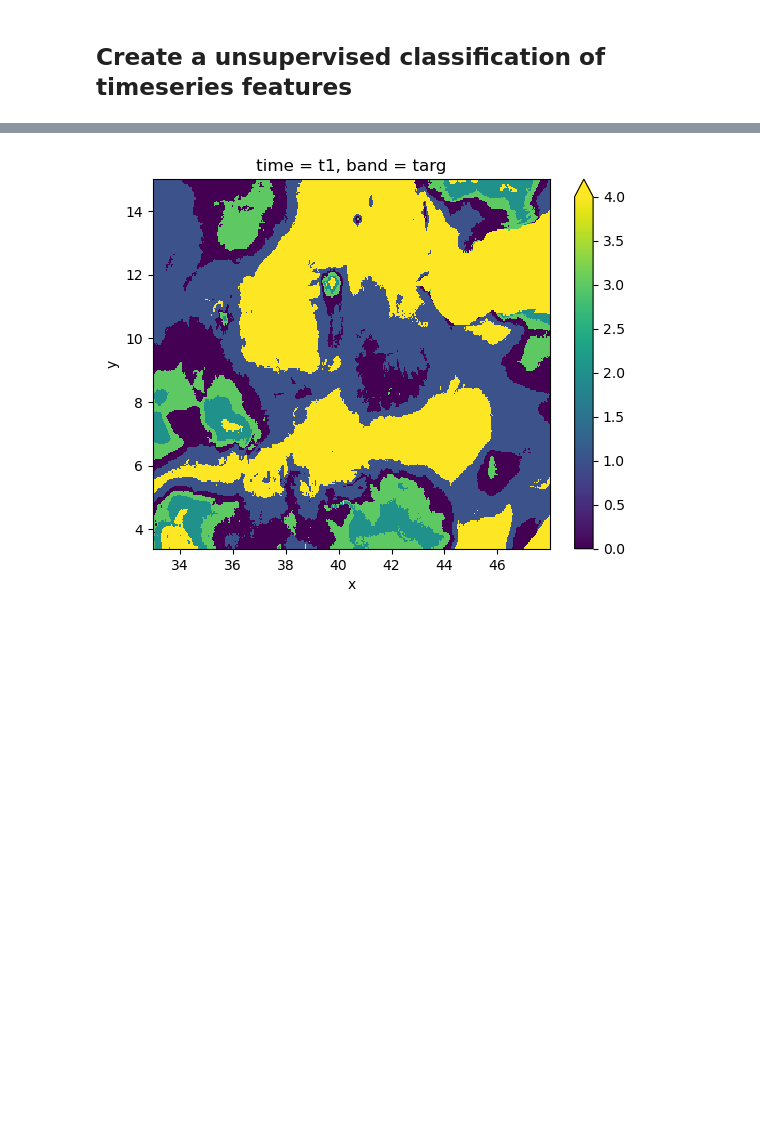
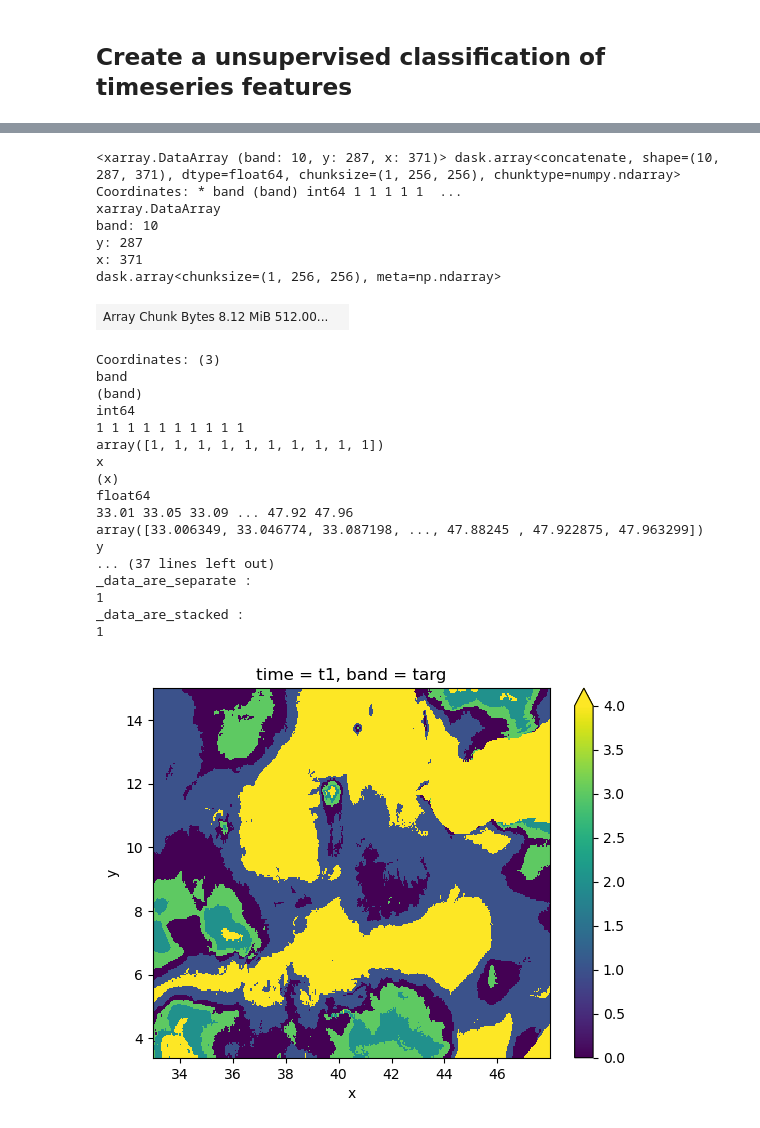
Before and after one commit to mmann1123/xr_fresh, a Jupyter notebook: notebooks/classification_example.ipynb, the cells around one changed output, grey strips where cells are left out. Cells and saved outputs as stored; diff of their text form; code cells hidden in the pictures; blank space fills up the shorter version.

```diff
--- a/notebooks/classification_example.ipynb
+++ b/notebooks/classification_example.ipynb
@@ -154,20 +126,45 @@ Note: You will need to install some additional features for `geowombat` by runni
 # %%
 from sklearn.cluster import KMeans
 from sklearn.pipeline import Pipeline
 from geowombat.ml import fit_predict
 from sklearn.impute import SimpleImputer
 import numpy as np
 
 cl = Pipeline(
     [
         ("remove_nan", SimpleImputer(missing_values=np.nan, strategy="mean")),
         ("clf", KMeans(n_clusters=6, random_state=0)),
     ]
 )
 
 # fit the pipeline and plot
-with gw.open(features, stack_dim="band") as src:
+with gw.open(features, stack_dim="band", nodata=-9999) as src:
+    display(src)
     y = fit_predict(src, cl)
     y.plot(robust=True)
 # %% [output]
+<xarray.DataArray (band: 10, y: 287, x: 371)> dask.array<concatenate, shape=(10, 287, 371), dtype=float64, chunksize=(1, 256, 256), chunktype=numpy.ndarray> Coordinates: * band (band) int64 1 1 1 1 1  ...
+xarray.DataArray
+band: 10
+y: 287
+x: 371
+dask.array<chunksize=(1, 256, 256), meta=np.ndarray>
+| Array Chunk Bytes 8.12 MiB 512.00... |  |
+Coordinates: (3)
+band
+(band)
+int64
+1 1 1 1 1 1 1 1 1 1
+array([1, 1, 1, 1, 1, 1, 1, 1, 1, 1])
+x
+(x)
+float64
+33.01 33.05 33.09 ... 47.92 47.96
+array([33.006349, 33.046774, 33.087198, ..., 47.88245 , 47.922875, 47.963299])
+y
+... (37 lines left out)
+_data_are_separate :
+1
+_data_are_stacked :
+1
 [figure]
```
Also changed, not shown: parts of 7 cells of this notebook.
